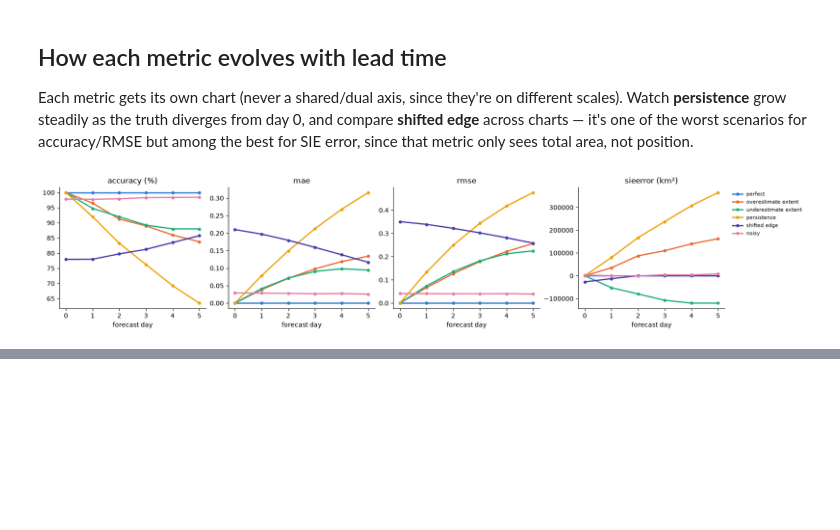
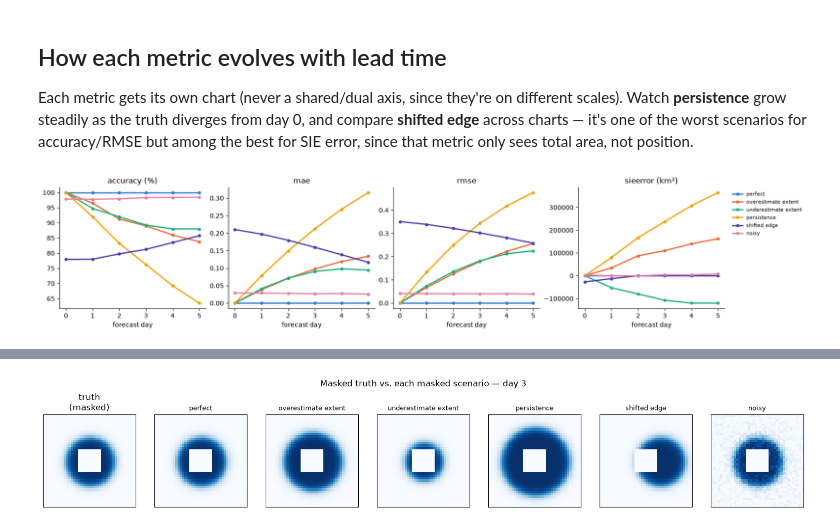
Before and after one commit to alan-turing-institute/icenet-mp, a Jupyter notebook: notebooks/metrics_examples.ipynb, the cells around one changed output, grey strips where cells are left out. Saved outputs shown, nothing was run; the diff lists cells and outputs as text; code cells hidden in the pictures; blank space fills up the shorter version.

```diff
--- a/notebooks/metrics_examples.ipynb
+++ b/notebooks/metrics_examples.ipynb
@@ -207,0 +320,20 @@ plt.show()
+# %%
+scenarios_masked = {name: field * LAND_MASK[None, :, :] for name, field in scenarios.items()}
+scenario_tensors_masked = {name: to_tensor(field) for name, field in scenarios_masked.items()}
+
+fig, axes = plt.subplots(1, n_scenarios + 1, figsize=(2.2 * (n_scenarios + 1), 2.6), constrained_layout=True)
+
+axes[0].imshow(truth_land_masked[DAY_TO_SHOW], cmap=CONCENTRATION_CMAP, vmin=0, vmax=1)
+axes[0].set_title("truth\n(masked)")
+for ax in axes:
+    ax.set_xticks([])
+    ax.set_yticks([])
+
+for ax, (name, field) in zip(axes[1:], scenarios_masked.items(), strict=True):
+    ax.imshow(field[DAY_TO_SHOW], cmap=CONCENTRATION_CMAP, vmin=0, vmax=1)
+    ax.set_title(name, fontsize=9)
+
+fig.suptitle(f"Masked truth vs. each masked scenario — day {DAY_TO_SHOW}")
+plt.show()
+# %% [output]
+[figure, added]
```
Also changed, not shown: parts of 14 cells of this notebook, 3 other files.
